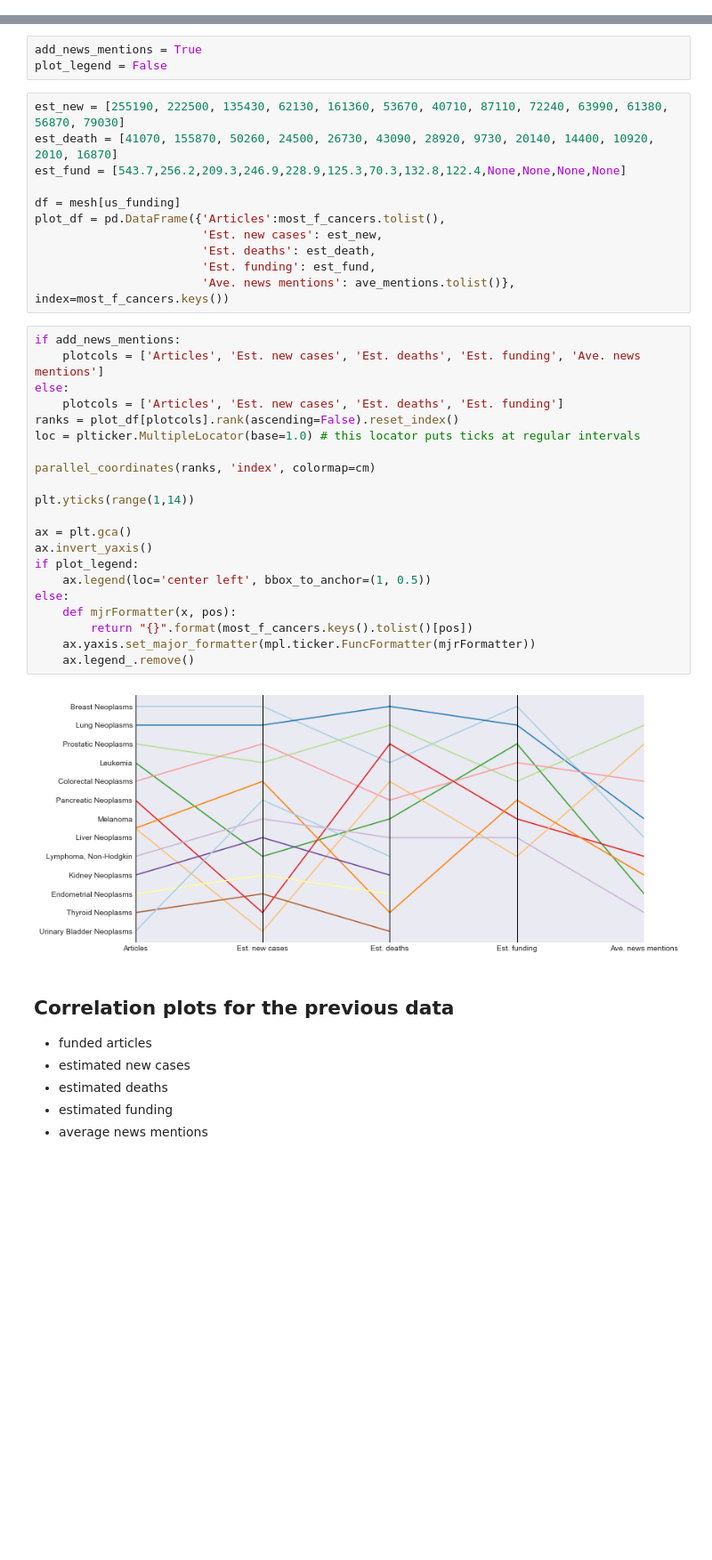
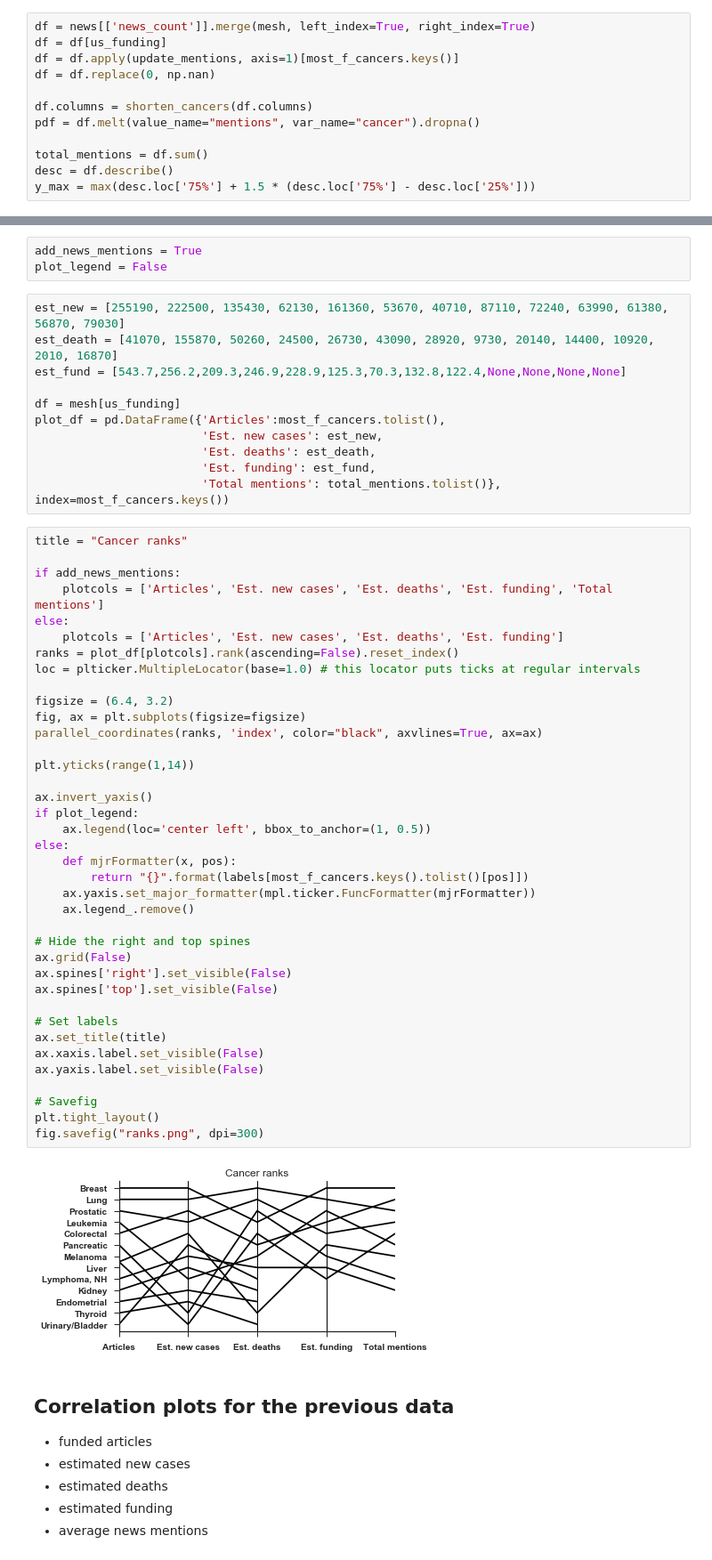
Before and after one commit to ScholCommLab/cancer-news, a Jupyter notebook: plots.ipynb, the cells around one changed output, grey strips where cells are left out. Shown at 89% size. Cells and saved outputs as stored; diff of their text form; blank space fills up the shorter version.

Commit message:
added stacker bar plots

```diff
--- a/plots.ipynb
+++ b/plots.ipynb
@@ -57,0 +74,12 @@ plt.xticks(rotation=90);
+# %%
+df = news[['news_count']].merge(mesh, left_index=True, right_index=True)
+df = df[us_funding]
+df = df.apply(update_mentions, axis=1)[most_f_cancers.keys()]
+df = df.replace(0, np.nan)
+
+df.columns = shorten_cancers(df.columns)
+pdf = df.melt(value_name="mentions", var_name="cancer").dropna()
+
+total_mentions = df.sum()
+desc = df.describe()
+y_max = max(desc.loc['75%'] + 1.5 * (desc.loc['75%'] - desc.loc['25%']))
@@ -79,30 +136,47 @@ plot_df = pd.DataFrame({'Articles':most_f_cancers.tolist(),
                         'Est. new cases': est_new,
                         'Est. deaths': est_death,
                         'Est. funding': est_fund,
-                        'Ave. news mentions': ave_mentions.tolist()}, index=most_f_cancers.keys())
+                        'Total mentions': total_mentions.tolist()}, index=most_f_cancers.keys())
 # %%
+title = "Cancer ranks"
+
 if add_news_mentions:
-    plotcols = ['Articles', 'Est. new cases', 'Est. deaths', 'Est. funding', 'Ave. news mentions']
+    plotcols = ['Articles', 'Est. new cases', 'Est. deaths', 'Est. funding', 'Total mentions']
 else:
     plotcols = ['Articles', 'Est. new cases', 'Est. deaths', 'Est. funding']
 ranks = plot_df[plotcols].rank(ascending=False).reset_index()
 loc = plticker.MultipleLocator(base=1.0) # this locator puts ticks at regular intervals
 
-parallel_coordinates(ranks, 'index', colormap=cm)
+figsize = (6.4, 3.2)
+fig, ax = plt.subplots(figsize=figsize)
+parallel_coordinates(ranks, 'index', color="black", axvlines=True, ax=ax)
 
 plt.yticks(range(1,14))
 
-ax = plt.gca()
 ax.invert_yaxis()
 if plot_legend:
     ax.legend(loc='center left', bbox_to_anchor=(1, 0.5))
 else:
     def mjrFormatter(x, pos):
-        return "{}".format(most_f_cancers.keys().tolist()[pos])
+        return "{}".format(labels[most_f_cancers.keys().tolist()[pos]])
     ax.yaxis.set_major_formatter(mpl.ticker.FuncFormatter(mjrFormatter))
     ax.legend_.remove()
+
+# Hide the right and top spines
+ax.grid(False)
+ax.spines['right'].set_visible(False)
+ax.spines['top'].set_visible(False)
+
+# Set labels
+ax.set_title(title)
+ax.xaxis.label.set_visible(False)
+ax.yaxis.label.set_visible(False)
+
+# Savefig
+plt.tight_layout()
+fig.savefig("ranks.png", dpi=300)
 # %% [output]
-[figure, old version]
+[figure, new version]
 # %% [markdown]
 ## Correlation plots for the previous data
 
```
Also changed, not shown: parts of 14 cells of this notebook.
